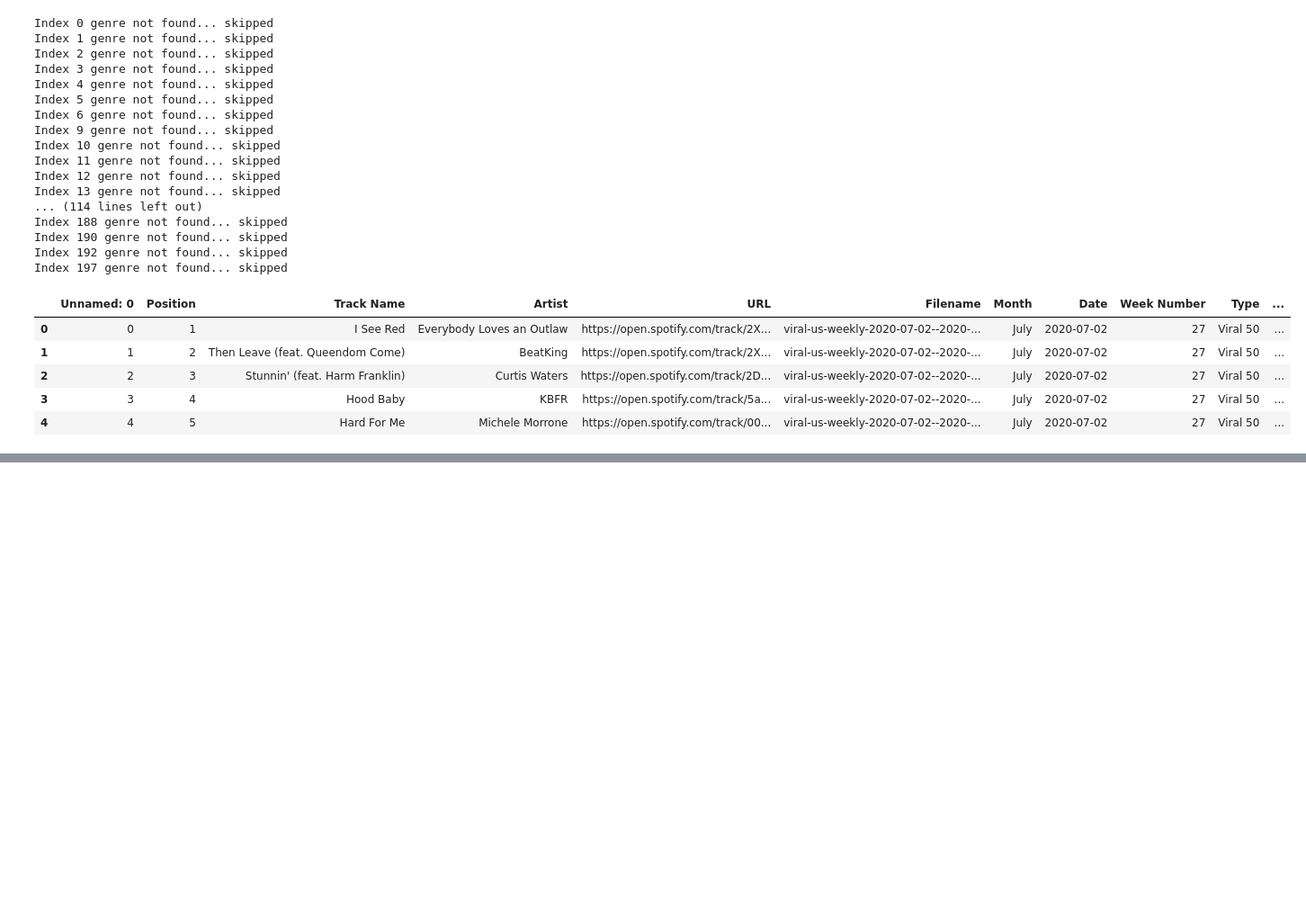
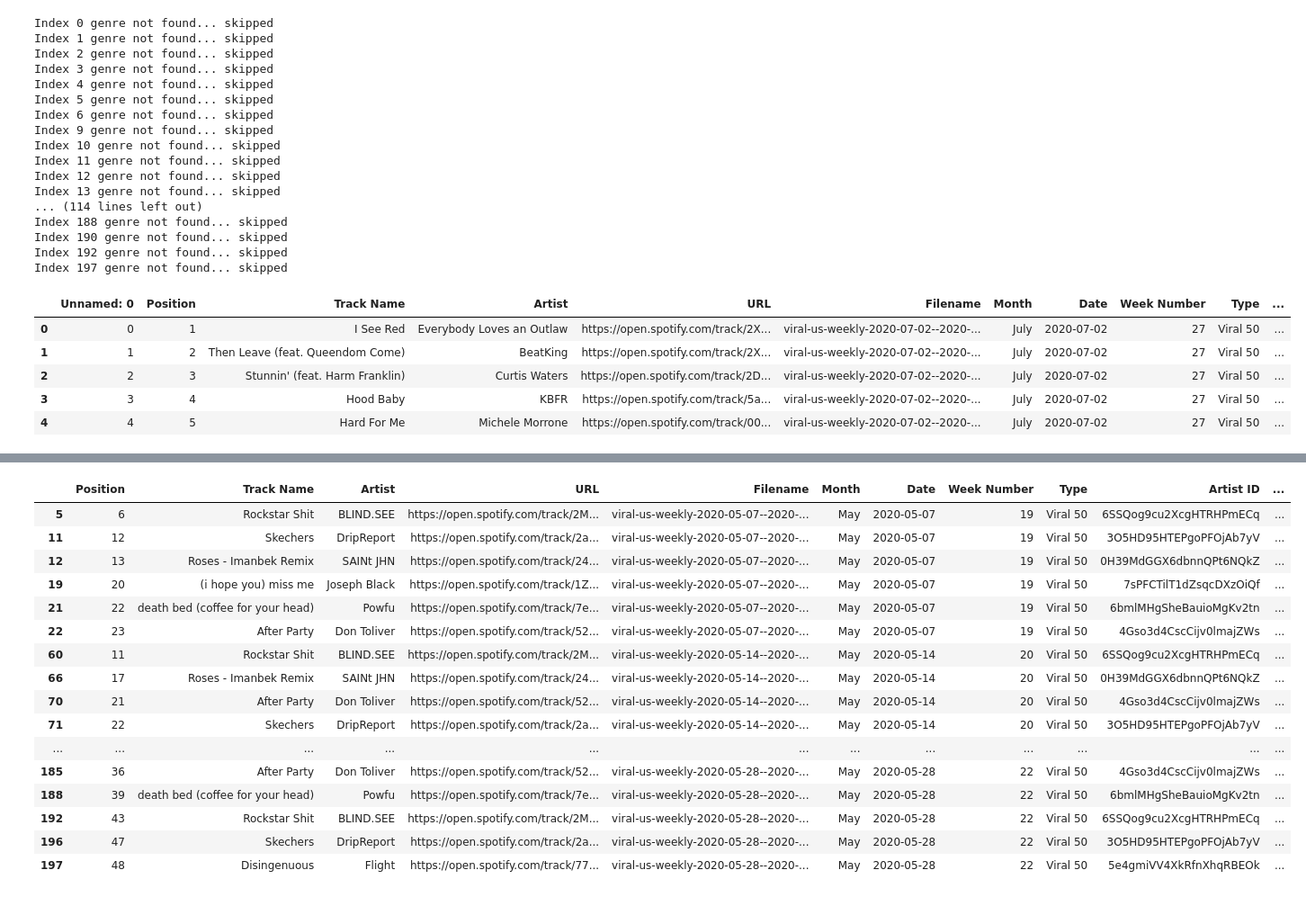
Before and after one commit to Teablee/project-one, a Jupyter notebook: spotify_working.ipynb, the cells around one changed output, grey strips where cells are left out. Shown at 90% size. Drawn from its saved outputs; the diff is of its cells as text; code cells hidden in the pictures; blank space fills up the shorter version.

```diff
--- a/spotify_working.ipynb
+++ b/spotify_working.ipynb
@@ -337,0 +605,25 @@ viral_df.value_counts('Genre 1')
+# %%
+# # new_may_viral_df_dropped['Main Genre 1'] = ""
+# for row, index in new_may_viral_df_dropped.iterrows():
+#     if new_may_viral_df_dropped[new_may_viral_df_dropped['Genre 1'].str.contains('rap')]:
+#         new_may_viral_df_dropped.loc[index, 'Main Genre 1'] = "rap"
+
+new_may_viral_df_dropped[new_may_viral_df_dropped['Genre 1'].str.contains("rap")]
+# %% [output]
+|  | Position | Track Name | Artist | URL | Filename | Month | Date | Week Number | Type | Artist ID | ... |
+| 5 | 6 | Rockstar Shit | BLIND.SEE | https://open.spotify.com/track/2M... | viral-us-weekly-2020-05-07--2020-... | May | 2020-05-07 | 19 | Viral 50 | 6SSQog9cu2XcgHTRHPmECq | ... |
+| 11 | 12 | Skechers | DripReport | https://open.spotify.com/track/2a... | viral-us-weekly-2020-05-07--2020-... | May | 2020-05-07 | 19 | Viral 50 | 3O5HD95HTEPgoPFOjAb7yV | ... |
+| 12 | 13 | Roses - Imanbek Remix | SAINt JHN | https://open.spotify.com/track/24... | viral-us-weekly-2020-05-07--2020-... | May | 2020-05-07 | 19 | Viral 50 | 0H39MdGGX6dbnnQPt6NQkZ | ... |
+| 19 | 20 | (i hope you) miss me | Joseph Black | https://open.spotify.com/track/1Z... | viral-us-weekly-2020-05-07--2020-... | May | 2020-05-07 | 19 | Viral 50 | 7sPFCTilT1dZsqcDXzOiQf | ... |
+| 21 | 22 | death bed (coffee for your head) | Powfu | https://open.spotify.com/track/7e... | viral-us-weekly-2020-05-07--2020-... | May | 2020-05-07 | 19 | Viral 50 | 6bmlMHgSheBauioMgKv2tn | ... |
+| 22 | 23 | After Party | Don Toliver | https://open.spotify.com/track/52... | viral-us-weekly-2020-05-07--2020-... | May | 2020-05-07 | 19 | Viral 50 | 4Gso3d4CscCijv0lmajZWs | ... |
+| 60 | 11 | Rockstar Shit | BLIND.SEE | https://open.spotify.com/track/2M... | viral-us-weekly-2020-05-14--2020-... | May | 2020-05-14 | 20 | Viral 50 | 6SSQog9cu2XcgHTRHPmECq | ... |
+| 66 | 17 | Roses - Imanbek Remix | SAINt JHN | https://open.spotify.com/track/24... | viral-us-weekly-2020-05-14--2020-... | May | 2020-05-14 | 20 | Viral 50 | 0H39MdGGX6dbnnQPt6NQkZ | ... |
+| 70 | 21 | After Party | Don Toliver | https://open.spotify.com/track/52... | viral-us-weekly-2020-05-14--2020-... | May | 2020-05-14 | 20 | Viral 50 | 4Gso3d4CscCijv0lmajZWs | ... |
+| 71 | 22 | Skechers | DripReport | https://open.spotify.com/track/2a... | viral-us-weekly-2020-05-14--2020-... | May | 2020-05-14 | 20 | Viral 50 | 3O5HD95HTEPgoPFOjAb7yV | ... |
+| ... | ... | ... | ... | ... | ... | ... | ... | ... | ... | ... | ... |
+| 185 | 36 | After Party | Don Toliver | https://open.spotify.com/track/52... | viral-us-weekly-2020-05-28--2020-... | May | 2020-05-28 | 22 | Viral 50 | 4Gso3d4CscCijv0lmajZWs | ... |
+| 188 | 39 | death bed (coffee for your head) | Powfu | https://open.spotify.com/track/7e... | viral-us-weekly-2020-05-28--2020-... | May | 2020-05-28 | 22 | Viral 50 | 6bmlMHgSheBauioMgKv2tn | ... |
+| 192 | 43 | Rockstar Shit | BLIND.SEE | https://open.spotify.com/track/2M... | viral-us-weekly-2020-05-28--2020-... | May | 2020-05-28 | 22 | Viral 50 | 6SSQog9cu2XcgHTRHPmECq | ... |
+| 196 | 47 | Skechers | DripReport | https://open.spotify.com/track/2a... | viral-us-weekly-2020-05-28--2020-... | May | 2020-05-28 | 22 | Viral 50 | 3O5HD95HTEPgoPFOjAb7yV | ... |
+| 197 | 48 | Disingenuous | Flight | https://open.spotify.com/track/77... | viral-us-weekly-2020-05-28--2020-... | May | 2020-05-28 | 22 | Viral 50 | 5e4gmiVV4XkRfnXhqRBEOk | ... |
```
Also changed, not shown: parts of 33 cells of this notebook, 2 other files.
